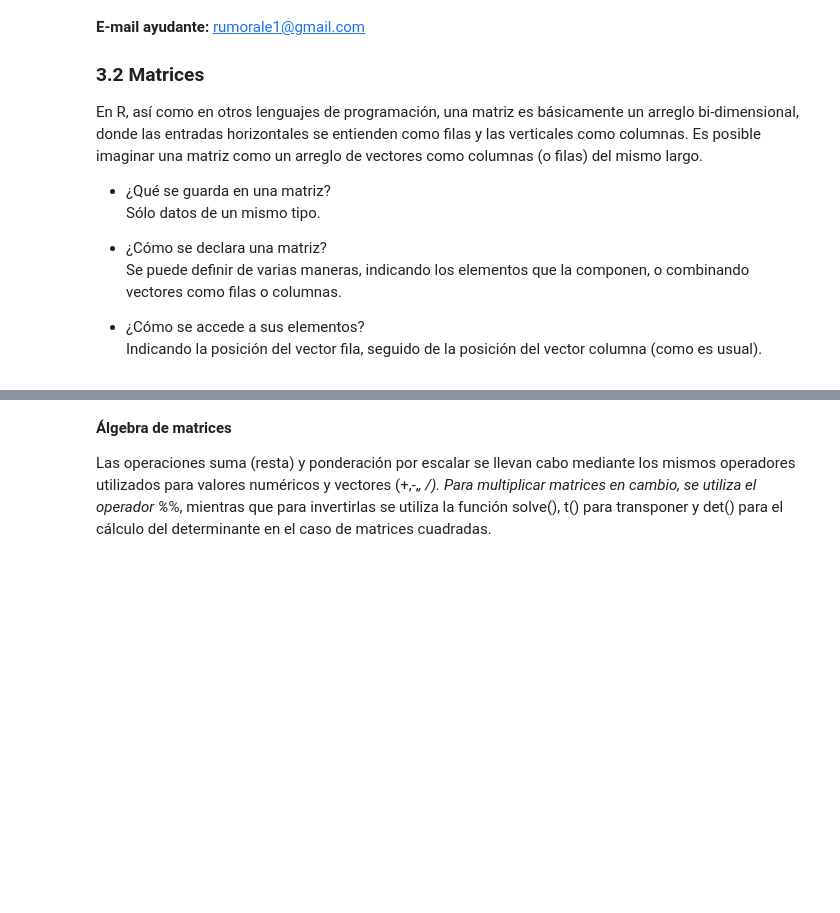
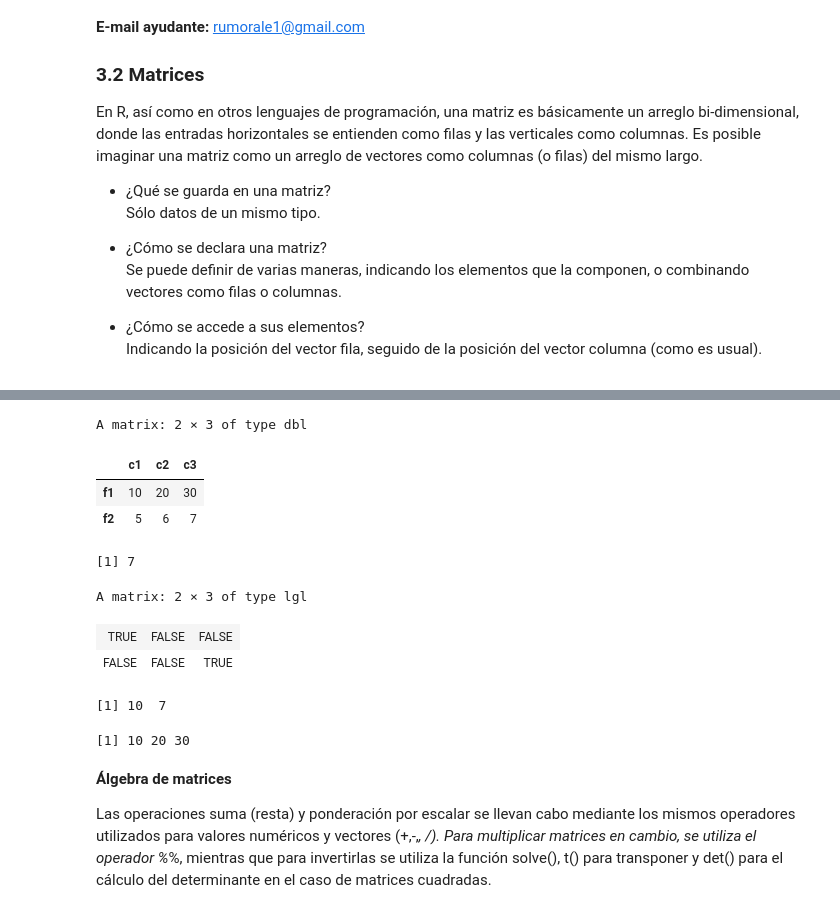
Before and after one commit to majorquev/DBDC_202406_Programacion_en_R_para_ciencia_de_datos, a Jupyter notebook: Clases/C2/Clase_2_01_matrices.ipynb, the cells around one changed output, grey strips where cells are left out. Cells and saved outputs as stored; diff of their text form; code cells hidden in the pictures; blank space fills up the shorter version.

```diff
--- a/Clases/C2/Clase_2_01_matrices.ipynb
+++ b/Clases/C2/Clase_2_01_matrices.ipynb
@@ -68,2 +143,3 @@ B
 # %%
 # Acceso mediante nombres
+M <- rbind(f1,f2)
@@ -70,14 +161,36 @@ B
+# %%
+M
+# %% [output]
+A matrix: 2 × 3 of type dbl
+|  | c1 | c2 | c3 |
+| f1 | 10 | 20 | 30 |
+| f2 | 5 | 6 | 7 |
 # %%
 # Acceso mediante nomnbres
 # Elemento de la segunda fila tercera columna (2,3)
 
-M3["f2","c3"]
+M["f2","c3"]
+# %% [output]
+[1] 7
 # %%
 # Acceso mediante "indicatrices" lógicas
-#Quiero obtener los elementos (1,1) y (2,3) de M3
+#Quiero obtener los elementos (1,1) y (2,3) de M
 # 1: Crear una matriz de 3x4 con TRUE en dichas posiciones y FALSE en las restantes.
+ind2 <- matrix(c(T,F,F,F,F,T) ,ncol = 3, nrow = 2, byrow = T)
+ind2
+# %% [output]
+A matrix: 2 × 3 of type lgl
+| TRUE | FALSE | FALSE |
+| FALSE | FALSE | TRUE |
+# %%
+M[ind2]
+# %% [output]
+[1] 10  7
 # %%
 # Podemos evaluar las casillas de una atriz mediante sentencias lógicas
+M[M>=9]
+# %% [output]
+[1] 10 20 30
 # %% [markdown]
 **Álgebra de matrices**
 
```
Also changed, not shown: parts of 25 cells of this notebook.
